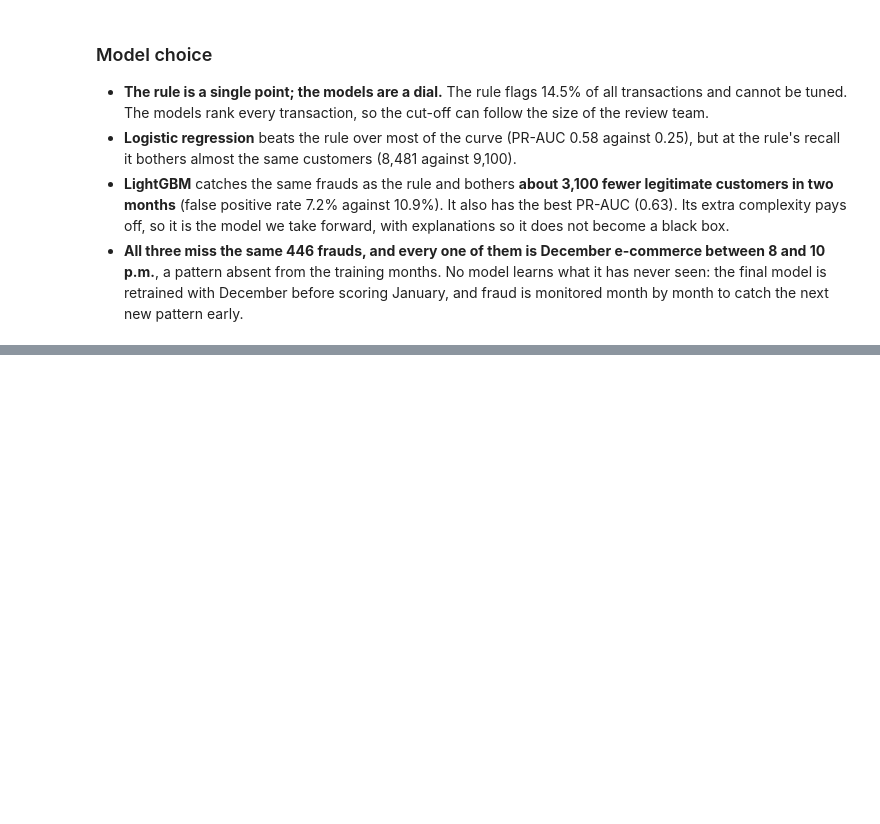
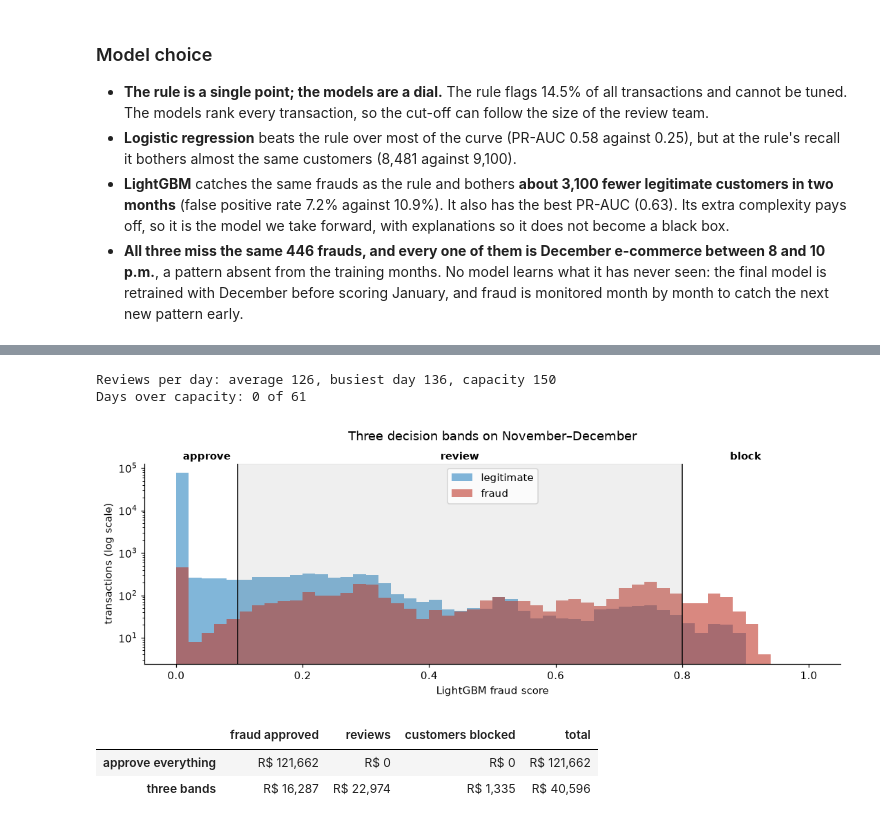
Before and after one commit to JuliaNazka/fraud-detection-case, a Jupyter notebook: notebooks/fraud_detection.ipynb, the cells around one changed output, grey strips where cells are left out. Cells and saved outputs as stored; diff of their text form; code cells hidden in the pictures; blank space fills up the shorter version.

```diff
--- a/notebooks/fraud_detection.ipynb
+++ b/notebooks/fraud_detection.ipynb
@@ -440,0 +452,7 @@ pd.DataFrame({
+# %%
+REVIEW_COST = 3.0
+BLOCKED_CUSTOMER_COST = 15.0
+REVIEW_CAPACITY_PER_DAY = 150
+
+average_fraud_loss = train.loc[train[TARGET] == 1, "valor_transacao"].mean()
+print(f"Average fraud loss (Jan–Oct): R$ {average_fraud_loss:.2f}")
@@ -440,0 +527,47 @@ pd.DataFrame({
+# %%
+reviews_per_day = pd.Series(outcome["decision"].eq("review").to_numpy()).groupby(valid["datahora_transacao"].dt.date.to_numpy()).sum()
+print(f"Reviews per day: average {reviews_per_day.mean():.0f}, busiest day {reviews_per_day.max()}, capacity {REVIEW_CAPACITY_PER_DAY}")
+print(f"Days over capacity: {(reviews_per_day > REVIEW_CAPACITY_PER_DAY).sum()} of {days}")
+# %% [output]
+Reviews per day: average 126, busiest day 136, capacity 150
+Days over capacity: 0 of 61
+# %%
+fig, ax = plt.subplots(figsize=(10, 3.8))
+bins = np.linspace(0, 1, 51)
+for label, color, name in [(0, LEGIT_COLOR, "legitimate"), (1, FRAUD_COLOR, "fraud")]:
+    ax.hist(lightgbm_score[y_valid == label], bins=bins, alpha=0.6, color=color, label=name)
+ax.set_yscale("log")
+ax.axvspan(review_from, block_from, color="grey", alpha=0.12)
+for cut in (review_from, block_from):
+    ax.axvline(cut, color="black", linewidth=1)
+for x, name in [(review_from / 2, "approve"), ((review_from + block_from) / 2, "review"), ((block_from + 1) / 2, "block")]:
+    ax.text(x, 1.02, name, transform=ax.get_xaxis_transform(), ha="center", fontsize=10, fontweight="bold")
+ax.set_xlabel("LightGBM fraud score")
+ax.set_ylabel("transactions (log scale)")
+ax.set_title("Three decision bands on November–December", pad=22)
+ax.legend(loc="upper center")
+fig.tight_layout()
+fig.savefig(OUTPUTS / "decision_bands.png", bbox_inches="tight")
+# %% [output]
+[figure, added]
+# %%
+def costs(outcome, review_cost, blocked_customer_cost):
+    approved_fraud = outcome.loc[outcome["decision"] == "approve", "fraud_amount"].sum()
+    reviews = (outcome["decision"] == "review").sum() * review_cost
+    blocked_customers = ((outcome["decision"] == "block") & (outcome["fraud"] == 0)).sum() * blocked_customer_cost
+    return {
+        "fraud approved": approved_fraud,
+        "reviews": reviews,
+        "customers blocked": blocked_customers,
+        "total": approved_fraud + reviews + blocked_customers,
+    }
+
+
+pd.DataFrame({
+    "approve everything": {"fraud approved": outcome["fraud_amount"].sum(), "reviews": 0, "customers blocked": 0, "total": outcome["fraud_amount"].sum()},
+    "three bands": costs(outcome, REVIEW_COST, BLOCKED_CUSTOMER_COST),
+}).T.style.format("R$ {:,.0f}")
+# %% [output]
+|  | fraud approved | reviews | customers blocked | total |
+| approve everything | R$ 121,662 | R$ 0 | R$ 0 | R$ 121,662 |
+| three bands | R$ 16,287 | R$ 22,974 | R$ 1,335 | R$ 40,596 |
```
Also changed, not shown: parts of 9 cells of this notebook, 1 other file.
